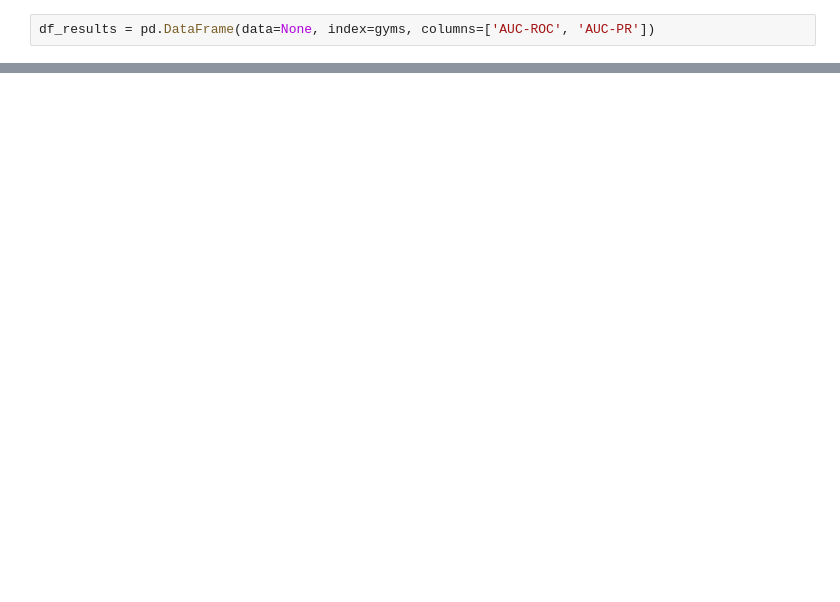
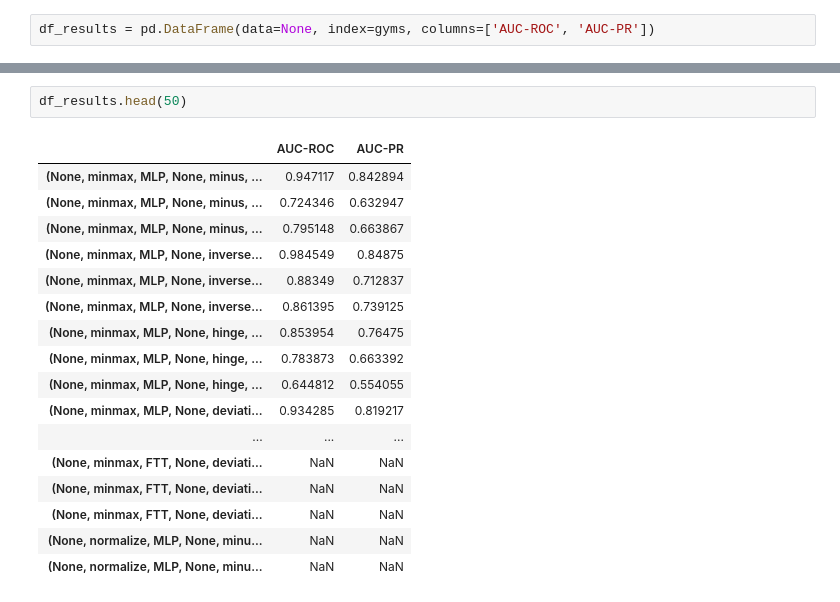
Before and after one commit to Minqi824/ADGym, a Jupyter notebook: test.ipynb, the cells around one changed output, grey strips where cells are left out. Saved outputs shown, nothing was run; the diff lists cells and outputs as text; blank space fills up the shorter version.

```diff
--- a/test.ipynb
+++ b/test.ipynb
@@ -66,0 +71,20 @@ Current combination: ('None', 'minmax', 'MLP', 'None', 'deviation', 'RMSprop'),
+# %%
+df_results.head(50)
+# %% [output]
+|  | AUC-ROC | AUC-PR |
+| (None, minmax, MLP, None, minus, ... | 0.947117 | 0.842894 |
+| (None, minmax, MLP, None, minus, ... | 0.724346 | 0.632947 |
+| (None, minmax, MLP, None, minus, ... | 0.795148 | 0.663867 |
+| (None, minmax, MLP, None, inverse... | 0.984549 | 0.84875 |
+| (None, minmax, MLP, None, inverse... | 0.88349 | 0.712837 |
+| (None, minmax, MLP, None, inverse... | 0.861395 | 0.739125 |
+| (None, minmax, MLP, None, hinge, ... | 0.853954 | 0.76475 |
+| (None, minmax, MLP, None, hinge, ... | 0.783873 | 0.663392 |
+| (None, minmax, MLP, None, hinge, ... | 0.644812 | 0.554055 |
+| (None, minmax, MLP, None, deviati... | 0.934285 | 0.819217 |
+| ... | ... | ... |
+| (None, minmax, FTT, None, deviati... | NaN | NaN |
+| (None, minmax, FTT, None, deviati... | NaN | NaN |
+| (None, minmax, FTT, None, deviati... | NaN | NaN |
+| (None, normalize, MLP, None, minu... | NaN | NaN |
+| (None, normalize, MLP, None, minu... | NaN | NaN |
```
Also changed, not shown: parts of 4 cells of this notebook, 2 other files.
